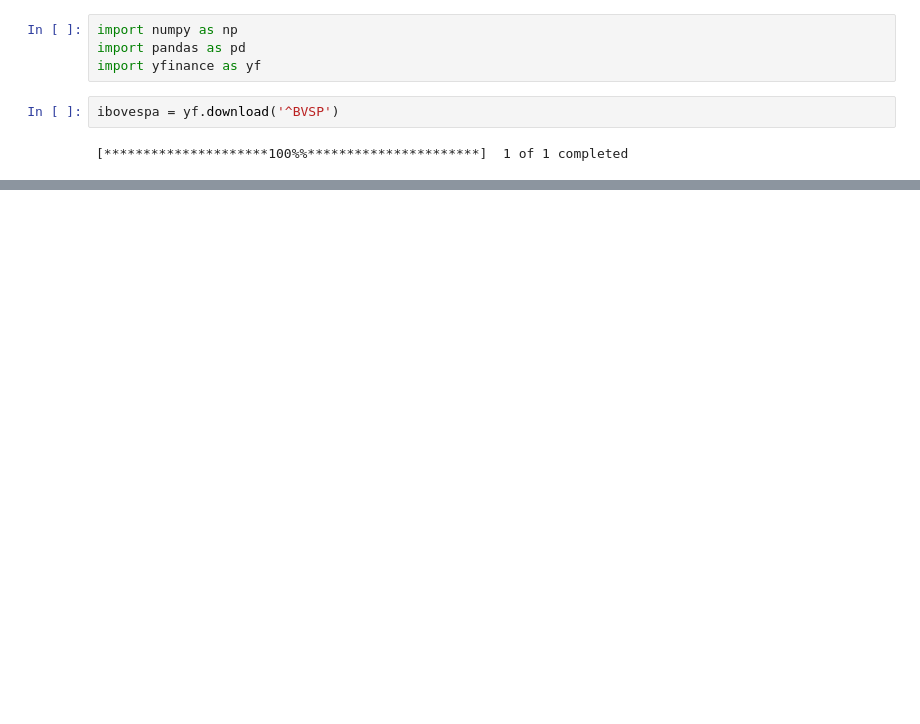
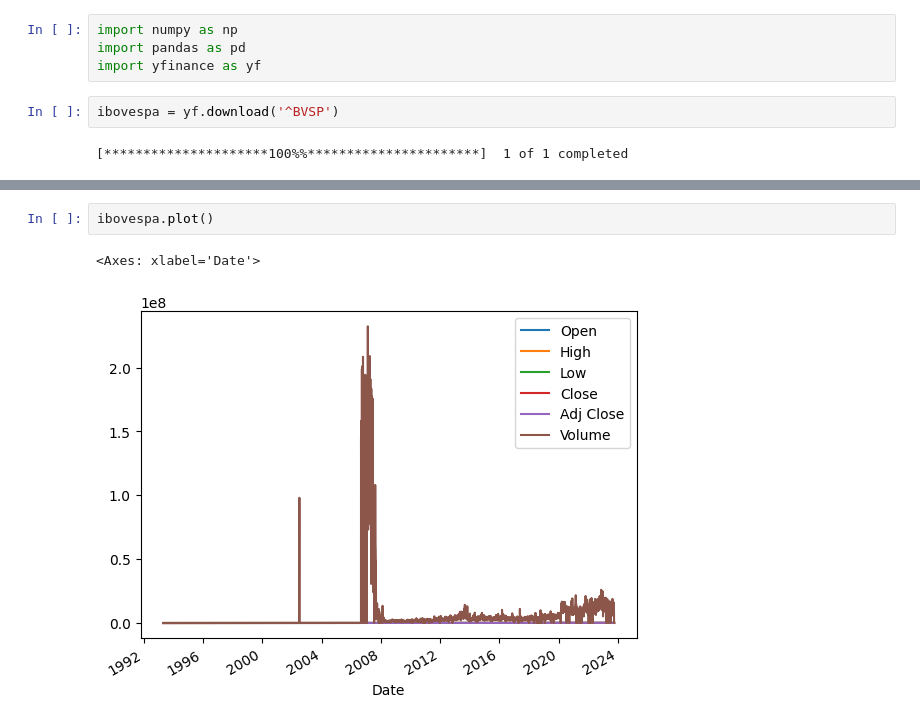
Before and after one commit to luarjuan/google-colab-projetos-ufrj, a Jupyter notebook: limfie.ipynb, the cells around one changed output, grey strips where cells are left out. Saved outputs shown, nothing was run; the diff lists cells and outputs as text; blank space fills up the shorter version.

```diff
--- a/limfie.ipynb
+++ b/limfie.ipynb
@@ -27,0 +142,5 @@ ibovespa
+# %%
+ibovespa.plot()
+# %% [output]
+<Axes: xlabel='Date'>
+[figure, added]
```
Also changed, not shown: parts of 2 cells of this notebook.
